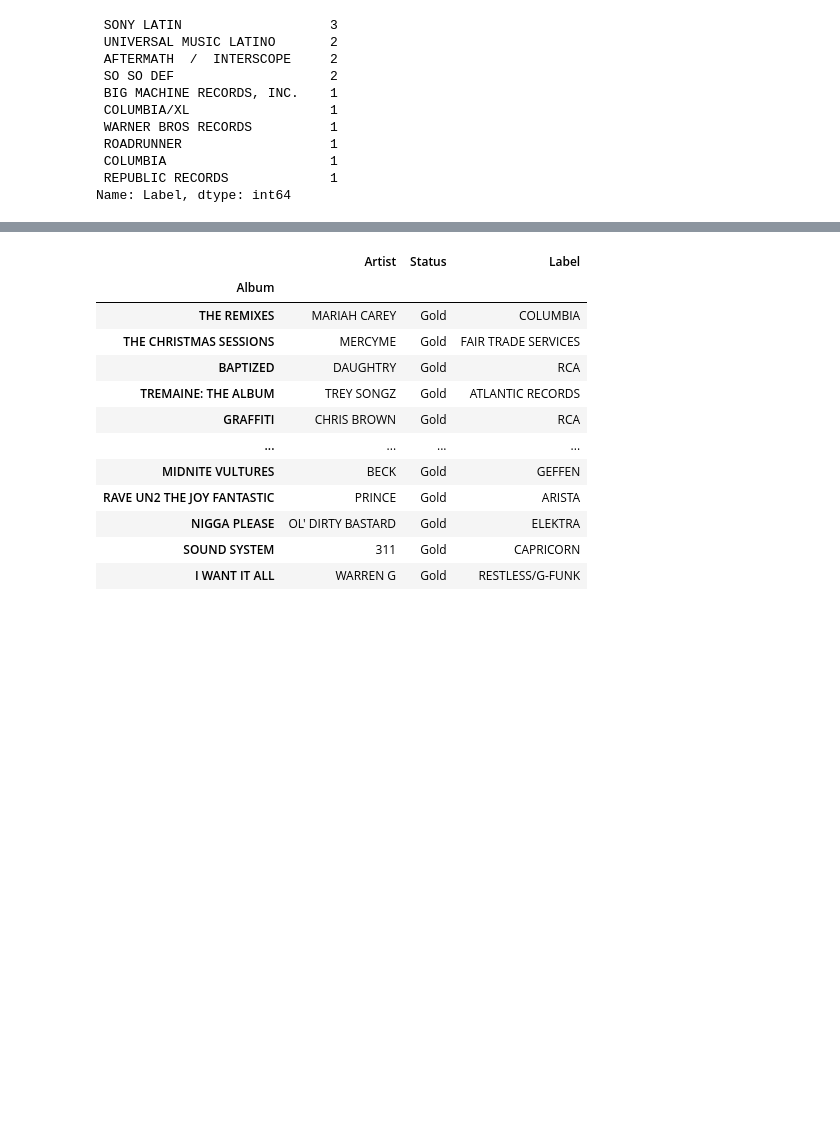
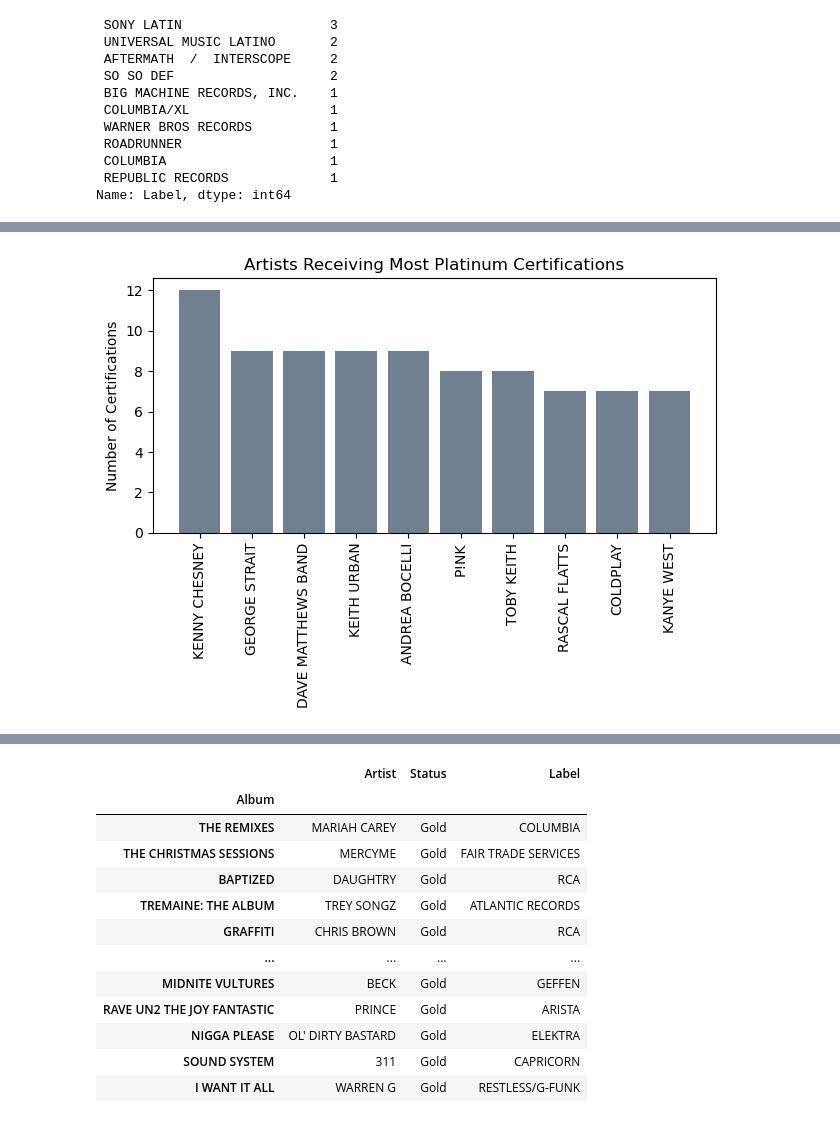
Before and after one commit to samipete/Project-1, a Jupyter notebook: RIAA analysis .ipynb, the cells around one changed output, grey strips where cells are left out. Drawn from its saved outputs; the diff is of its cells as text; code cells hidden in the pictures; blank space fills up the shorter version.

```diff
--- a/RIAA analysis .ipynb
+++ b/RIAA analysis .ipynb
@@ -404,0 +405,6 @@ plt.show()
+# %%
+# which artists have achieved platinum status?
+platnium=riaa[riaa["Status"].str.contains("Platinum", na=False)]
+platnium_artists=platnium["Artist"].value_counts()
+plt_p_artists = platnium_artists.head(10)
+plt_p_artists
@@ -404,0 +423,10 @@ plt.show()
+# %%
+# plot artists who have achieved platinum status
+plt.bar(plt_p_artists.index.values, plt_p_artists.values, facecolor = 'slategrey')
+plt.ylabel('Number of Certifications')
+plt.xticks(rotation= 'vertical')
+plt.title('Artists Receiving Most Platinum Certifications')
+plt.tight_layout()
+plt.show()
+# %% [output]
+[figure, added]
```
Also changed, not shown: parts of 11 cells of this notebook, 26 other files.
